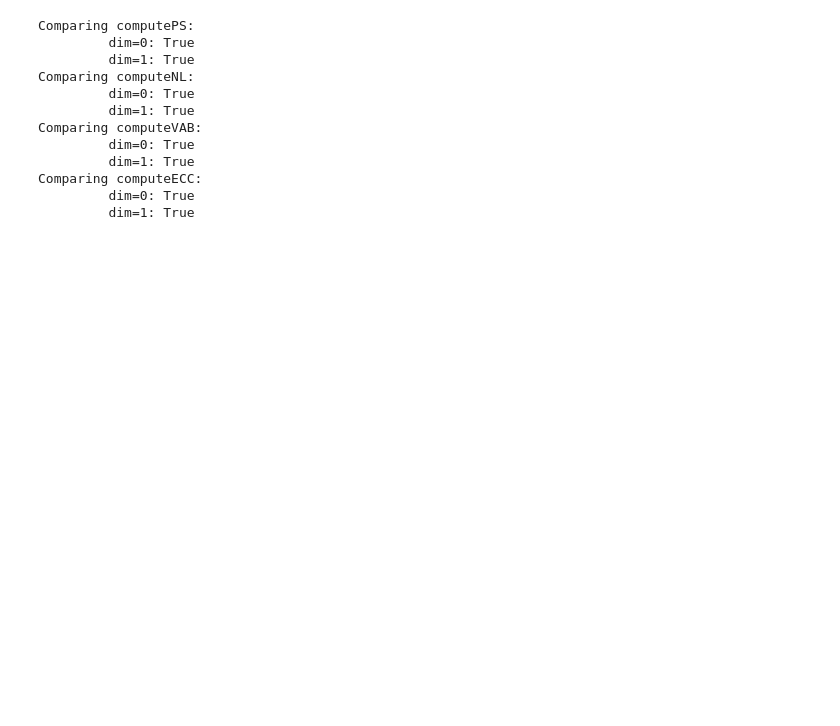
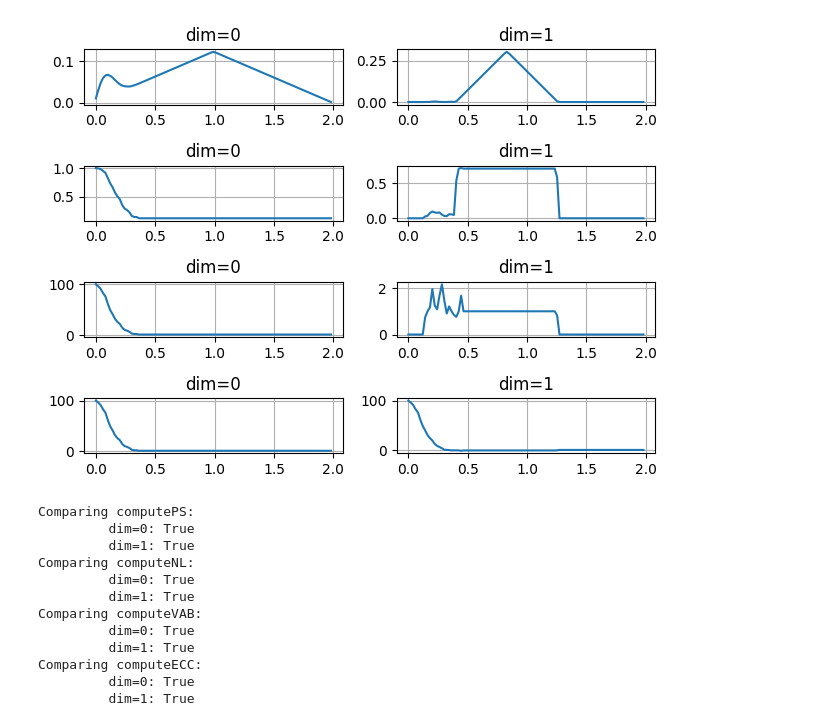
Before and after one commit to ALuchinsky/vpb_python, a Jupyter notebook: python/testClass.ipynb, the cells around one changed output. Drawn from its saved outputs; the diff is of its cells as text; code cells hidden in the pictures; blank space fills up the shorter version.

Commit message:
plotting

```diff
--- a/python/testClass.ipynb
+++ b/python/testClass.ipynb
@@ -24,6 +25,20 @@ def compareResults(R_prefix = None):
     else:
         for pr in test_dict.keys():
             compareResults(pr)
+# %%
+funcs = [TD.computePS, TD.computeNL, TD.computeVAB, TD.computeECC]
+i = 1
+for func in funcs:
+    for d in range(2):
+        xx = func(homDim = d, nGrid = 100)
+        ax = plt.subplot(len(funcs),2,i)
+        ax.plot(TD.scale[:-1], xx)
+        ax.set_title(f"dim={d}")
+        ax.grid(True)
+        i += 1
+plt.tight_layout()
+# %% [output]
+[figure, added]
 # %%
 compareResults()
 # %% [output]
```
Also changed, not shown: parts of 1 cell of this notebook.
